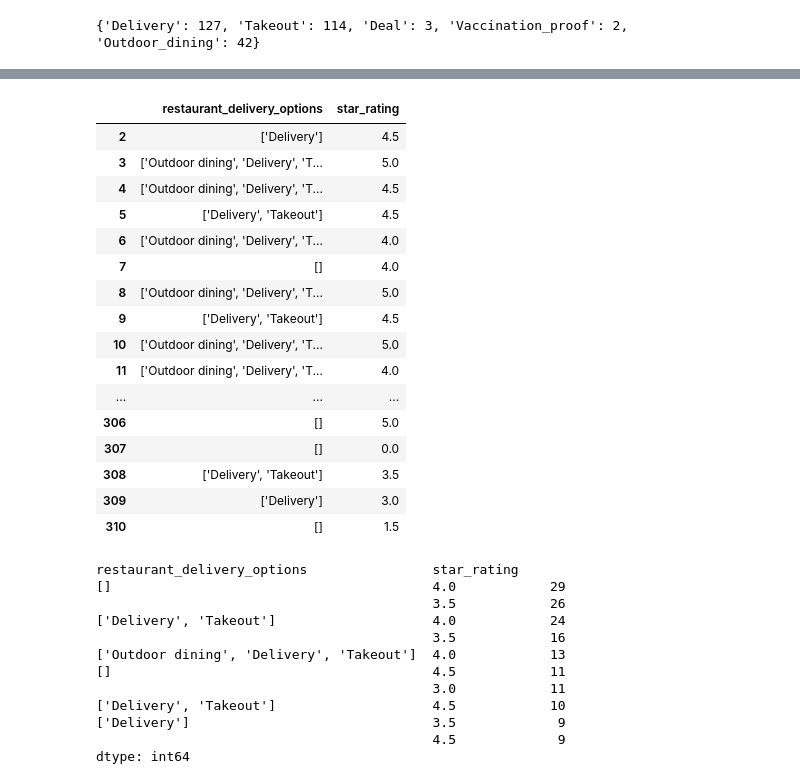
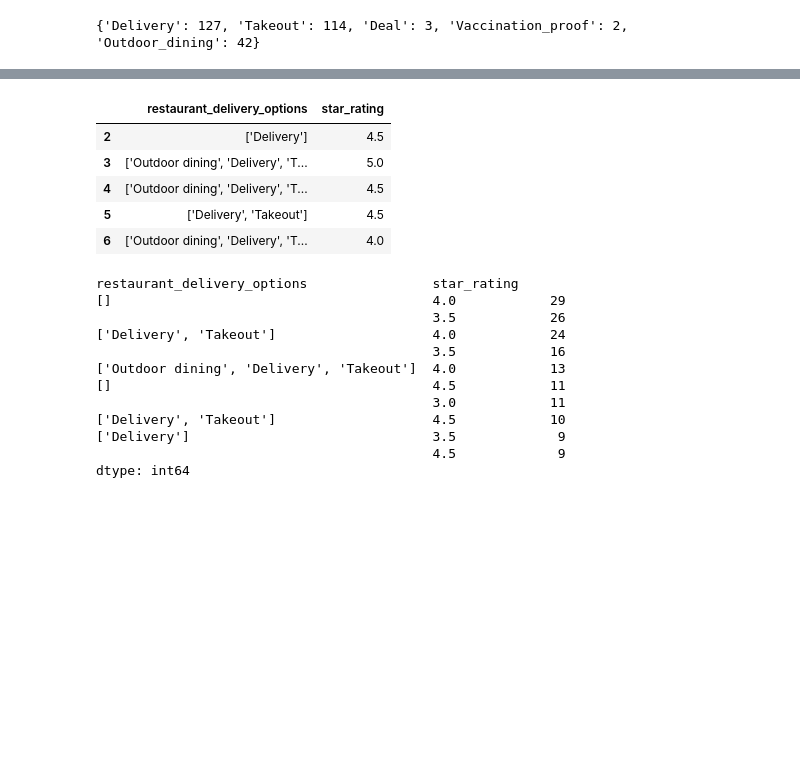
Before and after one commit to manika-midha/Webscraping_yelp, a Jupyter notebook: 1_yelp_project_final.ipynb, the cells around one changed output, grey strips where cells are left out. Drawn from its saved outputs; the diff is of its cells as text; code cells hidden in the pictures; blank space fills up the shorter version.

```diff
--- a/1_yelp_project_final.ipynb
+++ b/1_yelp_project_final.ipynb
@@ -502,25 +462,14 @@ restaurants_df_drop_col_remove_dups.head()
 | 6 | Bindia Indian Bistro | 4.0 | 188 | $$ | ['Indian'] | St. Lawrence | ... |
 # %%
 del_mode_rating = restaurants_df_drop_col_remove_dups.iloc[:,[6,1]]
-del_mode_rating
+del_mode_rating.head()
 # %% [output]
 |  | restaurant_delivery_options | star_rating |
 | 2 | ['Delivery'] | 4.5 |
 | 3 | ['Outdoor dining', 'Delivery', 'T... | 5.0 |
 | 4 | ['Outdoor dining', 'Delivery', 'T... | 4.5 |
 | 5 | ['Delivery', 'Takeout'] | 4.5 |
 | 6 | ['Outdoor dining', 'Delivery', 'T... | 4.0 |
-| 7 | [] | 4.0 |
-| 8 | ['Outdoor dining', 'Delivery', 'T... | 5.0 |
-| 9 | ['Delivery', 'Takeout'] | 4.5 |
-| 10 | ['Outdoor dining', 'Delivery', 'T... | 5.0 |
-| 11 | ['Outdoor dining', 'Delivery', 'T... | 4.0 |
-| ... | ... | ... |
-| 306 | [] | 5.0 |
-| 307 | [] | 0.0 |
-| 308 | ['Delivery', 'Takeout'] | 3.5 |
-| 309 | ['Delivery'] | 3.0 |
-| 310 | [] | 1.5 |
 # %%
 #Does offering delivery affect rating ? Analysis says NO.
 del_mode_rating.value_counts().head(10)
```
Also changed, not shown: parts of 5 cells of this notebook.
